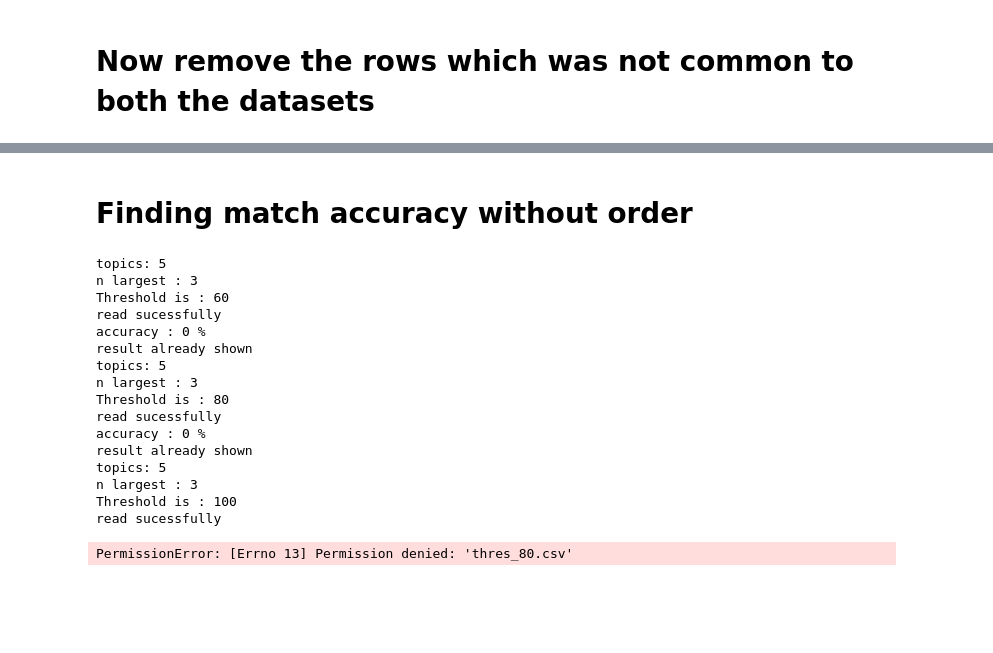
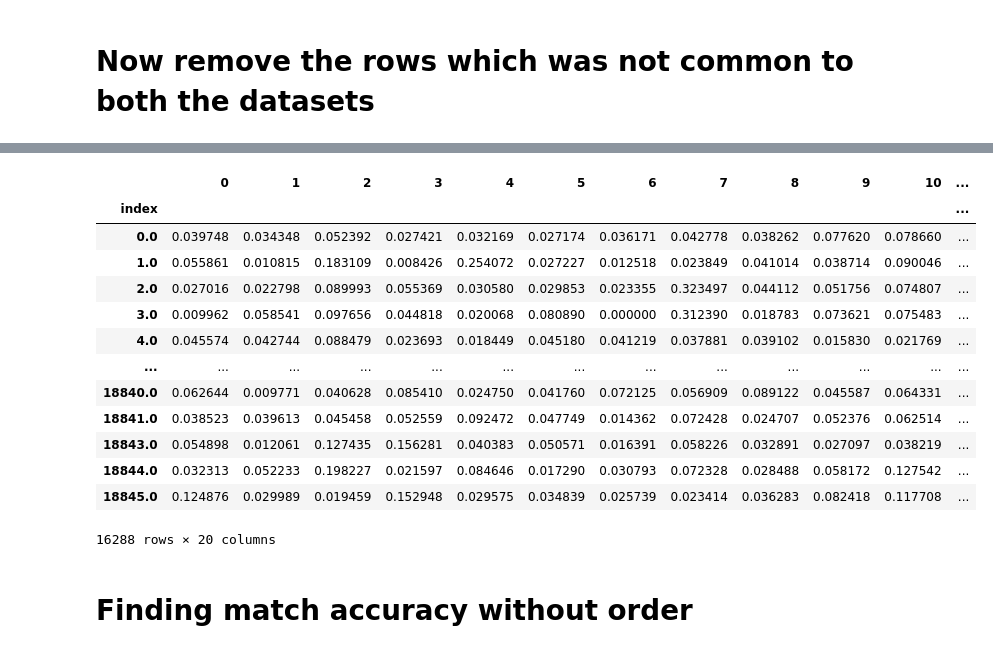
Before and after one commit to bharathwajan/topic_models, a Jupyter notebook: match_finder/match_finder.ipynb, the cells around one changed output, grey strips where cells are left out. Saved outputs shown, nothing was run; the diff lists cells and outputs as text; code cells hidden in the pictures; blank space fills up the shorter version.

Commit message:
PLSA_compleed

```diff
--- a/match_finder/match_finder.ipynb
+++ b/match_finder/match_finder.ipynb
@@ -8,5 +28,5 @@ plsa_5top.drop(["Unnamed: 0"],axis=1,inplace=True)
 # %%
 import pickle
-with open("../nb_outputs/news_20/missing_values_5.pkl","rb") as f:
+with open(f"../nb_outputs/news_20/missing_values_{topics}.pkl","rb") as f:
     missed_idx=pickle.load(f) #got this from nb_gnn
 # missed_idx #drop these values from plsa  #these are the index which are not in the baysian_topic_5 dataset
@@ -48,0 +71,6 @@ for i in cleaned_bay["index"].to_list():
+# %%
+cleaned_bay.index=cleaned_bay["index"]
+cleaned_plsa_5.index=cleaned_plsa_5["index"]
+# %%
+cleaned_plsa_5.drop(["index"],axis=1,inplace=True)
+cleaned_bay.drop(["index"],axis=1,inplace=True)
@@ -49,9 +90,28 @@ for i in cleaned_bay["index"].to_list():
+# %%
+cleaned_plsa_5.columns=[str(i) for i in range(cleaned_plsa_5.shape[1])]
+# %%
+cleaned_plsa_5
+# %% [output]
+|  | 0 | 1 | 2 | 3 | 4 | 5 | 6 | 7 | 8 | 9 | 10 | ... |
+| index |  |  |  |  |  |  |  |  |  |  |  | ... |
+| 0.0 | 0.039748 | 0.034348 | 0.052392 | 0.027421 | 0.032169 | 0.027174 | 0.036171 | 0.042778 | 0.038262 | 0.077620 | 0.078660 | ... |
+| 1.0 | 0.055861 | 0.010815 | 0.183109 | 0.008426 | 0.254072 | 0.027227 | 0.012518 | 0.023849 | 0.041014 | 0.038714 | 0.090046 | ... |
+| 2.0 | 0.027016 | 0.022798 | 0.089993 | 0.055369 | 0.030580 | 0.029853 | 0.023355 | 0.323497 | 0.044112 | 0.051756 | 0.074807 | ... |
+| 3.0 | 0.009962 | 0.058541 | 0.097656 | 0.044818 | 0.020068 | 0.080890 | 0.000000 | 0.312390 | 0.018783 | 0.073621 | 0.075483 | ... |
+| 4.0 | 0.045574 | 0.042744 | 0.088479 | 0.023693 | 0.018449 | 0.045180 | 0.041219 | 0.037881 | 0.039102 | 0.015830 | 0.021769 | ... |
+| ... | ... | ... | ... | ... | ... | ... | ... | ... | ... | ... | ... | ... |
+| 18840.0 | 0.062644 | 0.009771 | 0.040628 | 0.085410 | 0.024750 | 0.041760 | 0.072125 | 0.056909 | 0.089122 | 0.045587 | 0.064331 | ... |
+| 18841.0 | 0.038523 | 0.039613 | 0.045458 | 0.052559 | 0.092472 | 0.047749 | 0.014362 | 0.072428 | 0.024707 | 0.052376 | 0.062514 | ... |
+| 18843.0 | 0.054898 | 0.012061 | 0.127435 | 0.156281 | 0.040383 | 0.050571 | 0.016391 | 0.058226 | 0.032891 | 0.027097 | 0.038219 | ... |
+| 18844.0 | 0.032313 | 0.052233 | 0.198227 | 0.021597 | 0.084646 | 0.017290 | 0.030793 | 0.072328 | 0.028488 | 0.058172 | 0.127542 | ... |
+| 18845.0 | 0.124876 | 0.029989 | 0.019459 | 0.152948 | 0.029575 | 0.034839 | 0.025739 | 0.023414 | 0.036283 | 0.082418 | 0.117708 | ... |
+16288 rows × 20 columns
 # %% [markdown]
 # Finding match accuracy without order
 # %%
 import pandas as pd
 
-def accuracy(n_largest,match_threshold): #instead of gntm here we have PLSA or other probabilitic models
+def accuracy(n_largest,match_threshold,no_topics): #instead of gntm here we have PLSA or other probabilitic models
 
     bay=cleaned_bay
     gnt=cleaned_plsa_5 #changing the gntm to plsa
@@ -82,6 +142,7 @@ def accuracy(n_largest,match_threshold): #instead of gntm here we have PLSA or o
     bay_top3_df=pd.DataFrame(bay_top_3,columns=bay_col_names)
     gnt_top3_df=pd.DataFrame(gnt_top_3,columns=gnt_col_names)
     final_matches=[]
+
     for gnt_out,bay_out in zip(gnt_top_3,bay_top_3):
         matches=[]
         for out in gnt_out:
@@ -90,59 +151,51 @@ def accuracy(n_largest,match_threshold): #instead of gntm here we have PLSA or o
             else:
                 matches.append(False)
         percentage_of_acc=(matches.count(True)/len(matches))*100
+
         if percentage_of_acc >= match_threshold:
             final_matches.append(True)
         else:
             final_matches.append(False)
+
     result=pd.concat([bay_top3_df,gnt_top3_df,pd.DataFrame(final_matches,columns=["match"])],axis=1)
     # decision=str(input("Do you want to save the o/p(yes/no)?"))
     decision="yes"
     if decision=="Yes" or decision=="yes" or decision=="YES":
-        file_name=str(input("enter file name :"))
+        # file_name=str(input("enter file name :"))
+        file_name=f"thres_{match_threshold}"
         result.to_csv(f"{file_name}.csv")
 
     try:
         result["match"].value_counts()[True]
     except:
         print('accuracy : 0 % ')
+        with open(f"{no_topics}_plsa.txt","a") as op:
+            op.writelines(f"\n Number of topics : {no_topics} \n N-largest : {n_largest} \n Match Threshold :{match_threshold} \n accuracy : 0")
+
     try:
         result["match"].value_counts()[False]
     except:
         print('accuracy : 100%')
+        with open(f"{no_topics}_plsa.txt","a") as op:
+            op.writelines(f"\n Number of topics : {no_topics} \n N-largest : {n_largest} \n Match Threshold :{match_threshold} \n accuracy : 100")
 
     try:
         accuracy=result["match"].value_counts()[True]/(result["match"].value_counts()[True]+result["match"].value_counts()[False])
         print("The accuracy is :",accuracy)
+        with open(f"{no_topics}_plsa.txt","a") as op:
+            op.writelines(f"\n Number of topics : {no_topics} \n N-largest : {n_largest} \n Match Threshold :{match_threshold} \n accuracy : {accuracy}")
     except:
         print("result already shown")
 
 
 
-topics=str(input("enter no. of topics :"))
-n_largest=int(input("enter n_largest : "))
+# topics=str(input("enter no. of topics :"))
+# n_largest=int(input("enter n_largest : "))
 
-thres=[60,80,100]
+# thres=[60,80,100]
 
-for threshold in thres:
-    print("topics:",topics)
-    print("n largest :",n_largest)
-    print("Threshold is :",threshold)
-    accuracy(n_largest,threshold)
+# for threshold in thres:
+#     print("topics:",topics)
+#     print("n largest :",n_largest)
+#     print("Threshold is :",threshold)
+#     accuracy(n_largest,threshold,topics)
-# %% [output]
-topics: 5
-n largest : 3
-Threshold is : 60
-read sucessfully
-accuracy : 0 %
-result already shown
-topics: 5
-n largest : 3
-Threshold is : 80
-read sucessfully
-accuracy : 0 %
-result already shown
-topics: 5
-n largest : 3
-Threshold is : 100
-read sucessfully
-PermissionError: [Errno 13] Permission denied: 'thres_80.csv'
```
Also changed, not shown: parts of 24 cells of this notebook, 44 other files.
